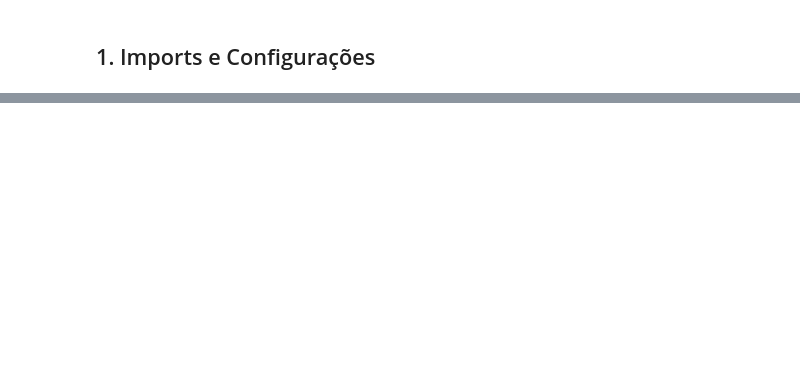
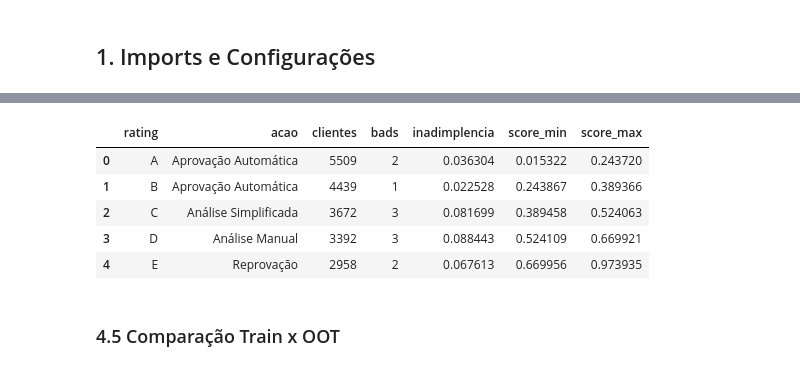
Before and after one commit to RenanScavazzini/case_datarisk, a Jupyter notebook: notebooks/07_credit_policy.ipynb, the cells around one changed output, grey strips where cells are left out. Saved outputs shown, nothing was run; the diff lists cells and outputs as text; code cells hidden in the pictures; blank space fills up the shorter version.

```diff
--- a/notebooks/07_credit_policy.ipynb
+++ b/notebooks/07_credit_policy.ipynb
@@ -321,0 +277,10 @@ Os artefatos gerados serão utilizados no próximo notebook, dedicado ao treinam
+# %%
+oot_scored = (
+    apply_rating_policy(
+        oot_scored,
+        rating_bins,
+        rating_labels
+    )
+)
+
+oot_scored.head()
@@ -321,0 +295,20 @@ Os artefatos gerados serão utilizados no próximo notebook, dedicado ao treinam
+# %%
+rating_policy_oot = (
+    policy_report(
+        oot_scored,
+        TARGET
+    )
+)
+
+display(
+    rating_policy_oot
+)
+# %% [output]
+|  | rating | acao | clientes | bads | inadimplencia | score_min | score_max |
+| 0 | A | Aprovação Automática | 5509 | 2 | 0.036304 | 0.015322 | 0.243720 |
+| 1 | B | Aprovação Automática | 4439 | 1 | 0.022528 | 0.243867 | 0.389366 |
+| 2 | C | Análise Simplificada | 3672 | 3 | 0.081699 | 0.389458 | 0.524063 |
+| 3 | D | Análise Manual | 3392 | 3 | 0.088443 | 0.524109 | 0.669921 |
+| 4 | E | Reprovação | 2958 | 2 | 0.067613 | 0.669956 | 0.973935 |
+# %% [markdown]
+### 4.5 Comparação Train x OOT
```
Also changed, not shown: parts of 52 cells of this notebook, 13 other files.
